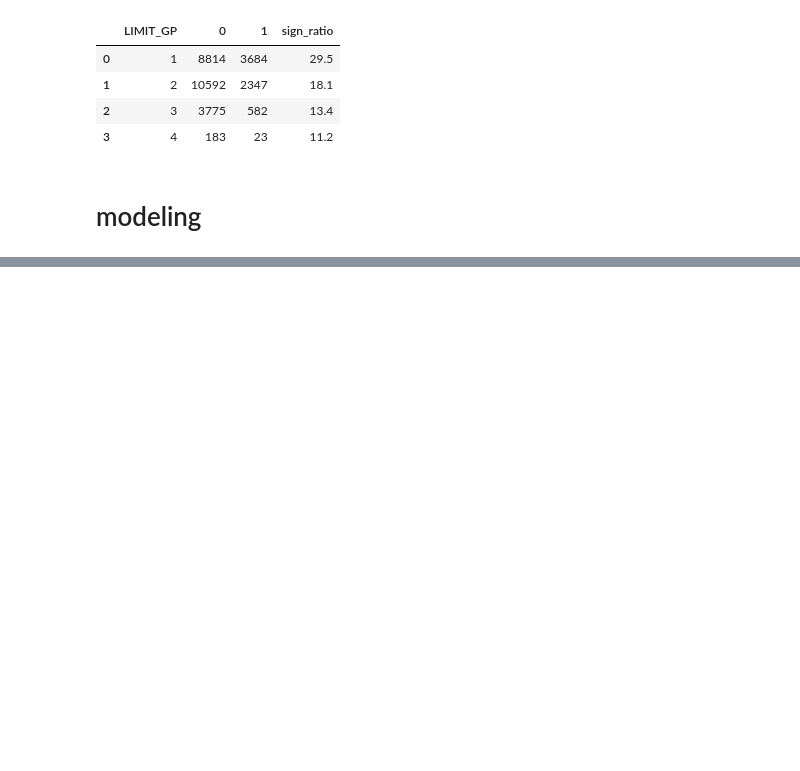
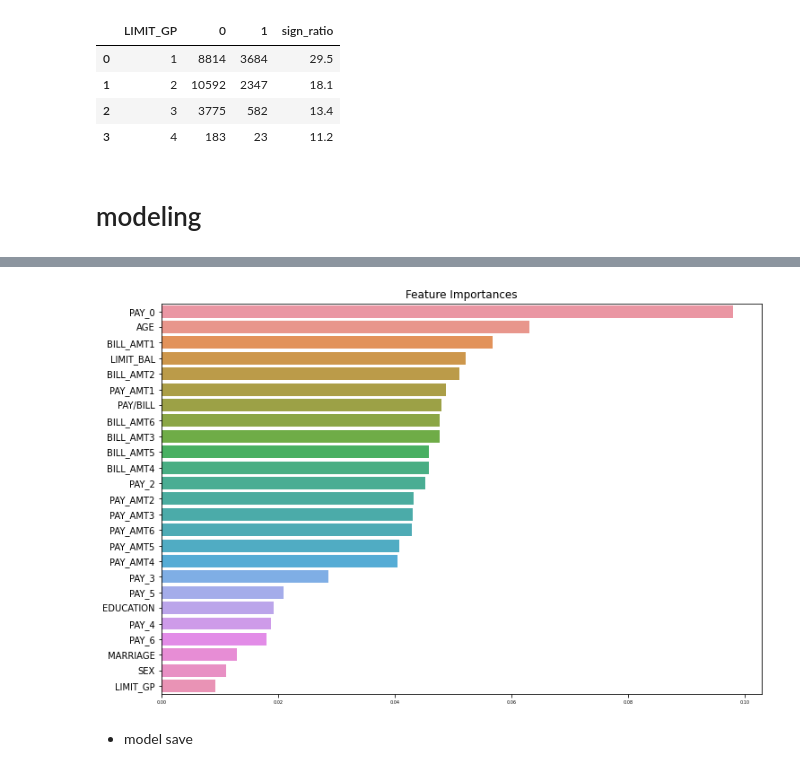
Before and after one commit to seonydg/ml-classification-credit-card-default, a Jupyter notebook: credit-card-default.ipynb, the cells around one changed output, grey strips where cells are left out. Drawn from its saved outputs; the diff is of its cells as text; code cells hidden in the pictures; blank space fills up the shorter version.

Commit message:
feat : modeling

```diff
--- a/credit-card-default.ipynb
+++ b/credit-card-default.ipynb
@@ -407,0 +442,7 @@ get_ratio('LIMIT_GP')
+# %%
+max_iter = 0
+
+for p in param_grid:
+    max_iter += 1
+
+print(max_iter)
@@ -407,0 +453,16 @@ get_ratio('LIMIT_GP')
+# %%
+best_score = -1
+iter_num = 0
+
+for p in param_grid:
+    model = RFC(**p).fit(train_x, train_y)
+    pred = model.predict(test_x)
+    score = roc_auc_score(test_y, pred)
+
+    if best_score < score:
+        best_score = score
+        best_param = p
+
+    iter_num += 1
+
+    print(f'{iter_num}/{max_iter} : best score : {best_score} | score : {score}')
@@ -407,0 +489,5 @@ get_ratio('LIMIT_GP')
+# %%
+model = RFC(**best_param).fit(train_x, train_y)
+
+train_pred = model.predict(train_x)
+test_pred = model.predict(test_x)
@@ -407,0 +524,17 @@ get_ratio('LIMIT_GP')
+# %%
+def get_feature_importances(model, data):
+    ftr_importances_values = model.feature_importances_
+    ftr_importances = pd.Series(ftr_importances_values, index = data.columns)
+    ftr_top20 = ftr_importances.sort_values(ascending=False)[:30]
+
+    plt.figure(figsize=(12, 8))
+    plt.title('Feature Importances')
+    sns.barplot(x=ftr_top20, y=ftr_top20.index)
+    plt.rc('xtick', labelsize=5)
+    plt.show()
+# %%
+get_feature_importances(model=model, data=train_x)
+# %% [output]
+[figure, added]
+# %% [markdown]
+- model save
```
Also changed, not shown: parts of 17 cells of this notebook.
